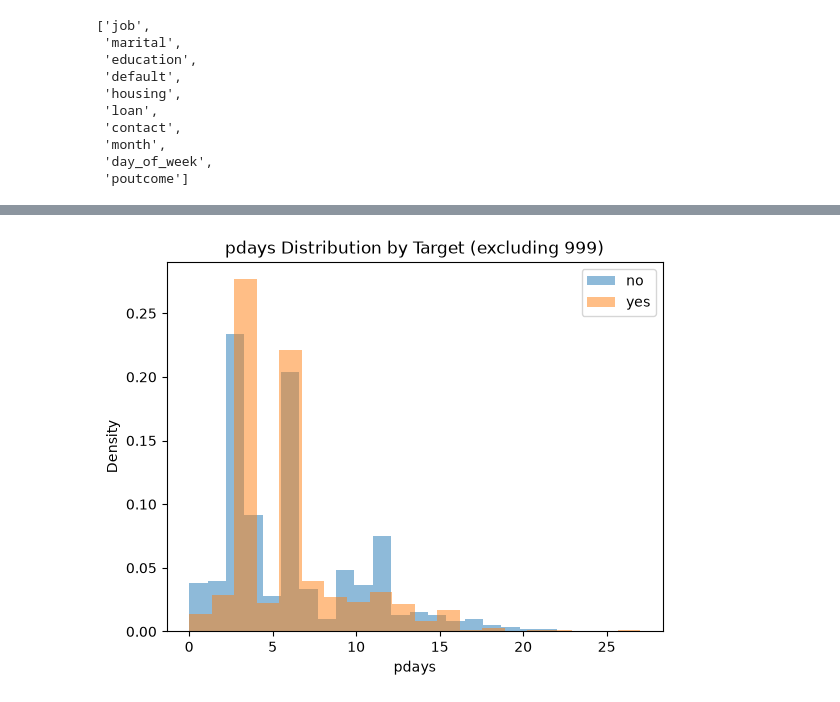
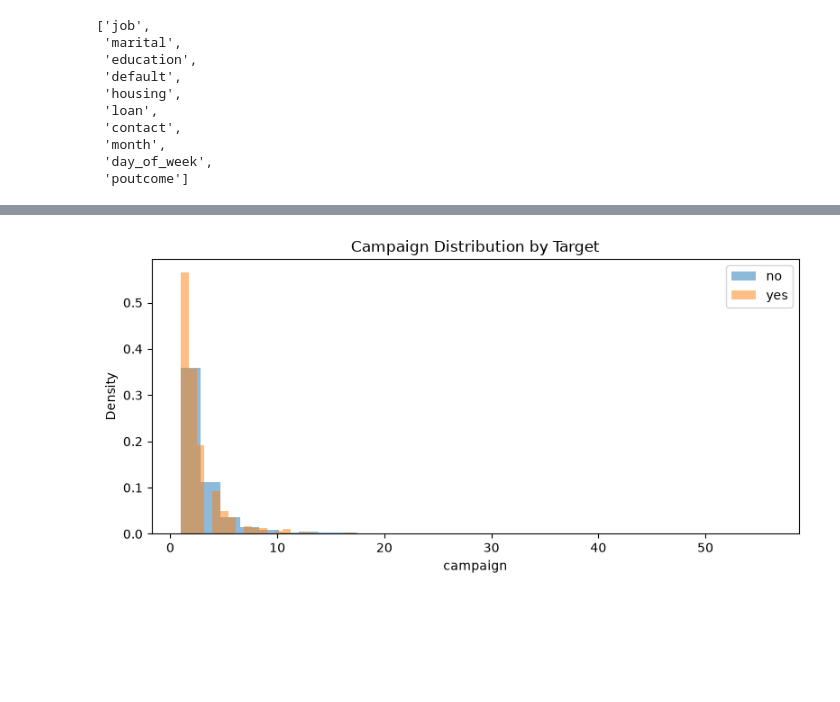
Before and after one commit to keonyoung00/bank-marketing-ml, a Jupyter notebook: notebooks/01_eda.ipynb, the cells around one changed output, grey strips where cells are left out. Drawn from its saved outputs; the diff is of its cells as text; code cells hidden in the pictures; blank space fills up the shorter version.

```diff
--- a/notebooks/01_eda.ipynb
+++ b/notebooks/01_eda.ipynb
@@ -194,4 +190,7 @@ Data columns (total 21 columns):
  20  y               41188 non-null  str
 dtypes: float64(5), int64(5), str(11)
 memory usage: 6.6 MB
+# %%
+target = "y"
+excluded_features = ["duration"]
 # %%
@@ -240,0 +407,9 @@ target_col = "y"
+# %%
+n = len(df)
+
+train_end = int(n * 0.70)
+valid_end = int(n * 0.90)
+
+train_df = df.iloc[:train_end].copy()
+valid_df = df.iloc[train_end:valid_end].copy()
+test_df = df.iloc[valid_end:].copy()
@@ -814,22 +1163,23 @@ for col in ["duration", "campaign", "pdays", "previous"]:
 # %%
-pdays_contacted = df[df["pdays"] != 999]
+plt.figure(figsize=(8, 4))
 
-for target in ["no", "yes"]:
+for target_value in ["no", "yes"]:
     plt.hist(
-        pdays_contacted.loc[
-            pdays_contacted["y"] == target,
-            "pdays",
+        train_df.loc[
+            train_df[target] == target_value,
+            "campaign",
         ],
-        bins=20,
+        bins=30,
         alpha=0.5,
         density=True,
-        label=target,
+        label=target_value,
     )
 
-plt.title("pdays Distribution by Target (excluding 999)")
-plt.xlabel("pdays")
+plt.xlabel("campaign")
 plt.ylabel("Density")
+plt.title("Campaign Distribution by Target")
 plt.legend()
+plt.tight_layout()
 plt.show()
 # %% [output]
-[figure, old version]
+[figure, new version]
```
Also changed, not shown: parts of 130 cells of this notebook.
